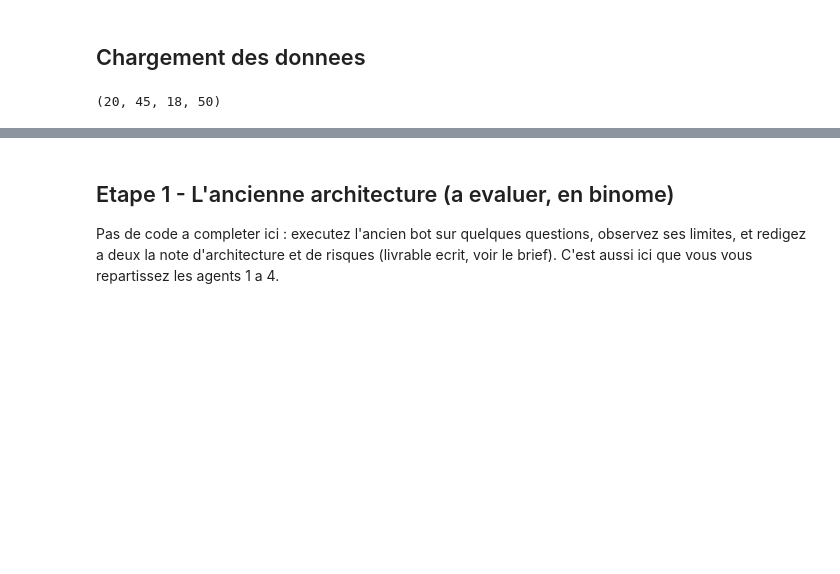
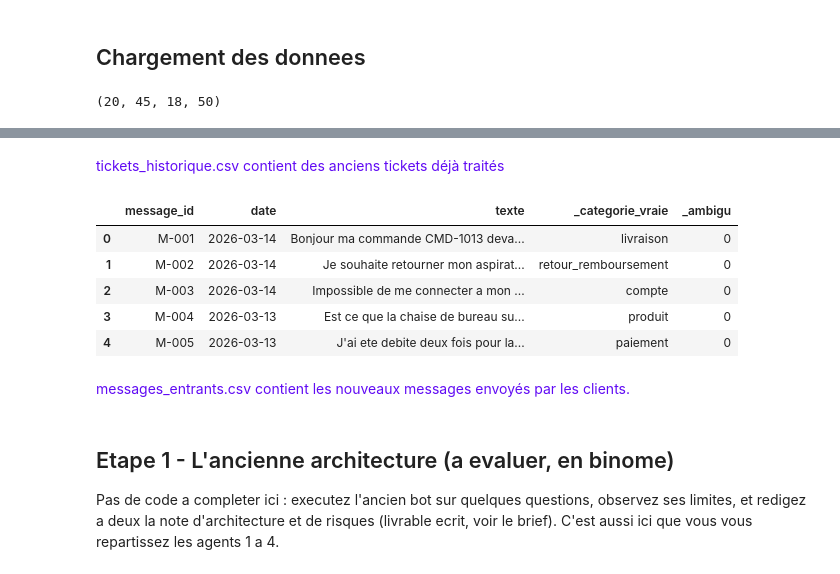
Before and after one commit to aminaassklou/M7-klaro, a Jupyter notebook: notebooks/M7B_pilotage.ipynb, the cells around one changed output, grey strips where cells are left out. Cells and saved outputs as stored; diff of their text form; code cells hidden in the pictures; blank space fills up the shorter version.

```diff
--- a/notebooks/M7B_pilotage.ipynb
+++ b/notebooks/M7B_pilotage.ipynb
@@ -73,3 +92,20 @@ Avant de lancer les agents, on charge les différents fichiers du projet.
+# %% [markdown]
+<p style="color: #610BF4;">
+tickets_historique.csv contient des anciens tickets déjà traités
+</p>
+# %%
+messages.head()
+# %% [output]
+|  | message_id | date | texte | _categorie_vraie | _ambigu |
+| 0 | M-001 | 2026-03-14 | Bonjour ma commande CMD-1013 deva... | livraison | 0 |
+| 1 | M-002 | 2026-03-14 | Je souhaite retourner mon aspirat... | retour_remboursement | 0 |
+| 2 | M-003 | 2026-03-14 | Impossible de me connecter a mon ... | compte | 0 |
+| 3 | M-004 | 2026-03-13 | Est ce que la chaise de bureau su... | produit | 0 |
+| 4 | M-005 | 2026-03-13 | J'ai ete debite deux fois pour la... | paiement | 0 |
+# %% [markdown]
+<p style="color: #610BF4;">
+messages_entrants.csv contient les nouveaux messages envoyés par les clients.
+</p>
 # %% [markdown]
 ## Etape 1 - L'ancienne architecture (a evaluer, en binome)
 
```
Also changed, not shown: parts of 34 cells of this notebook, 6 other files.
